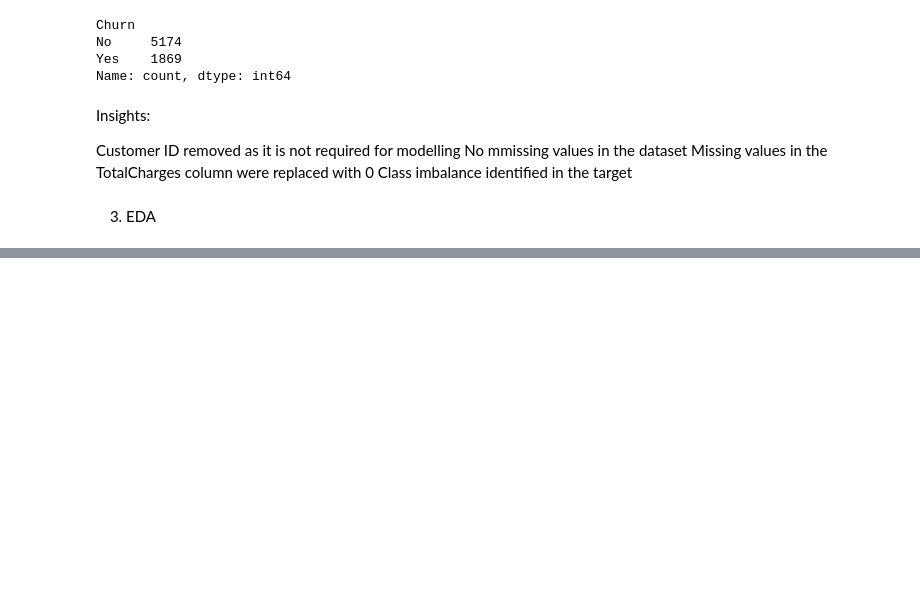
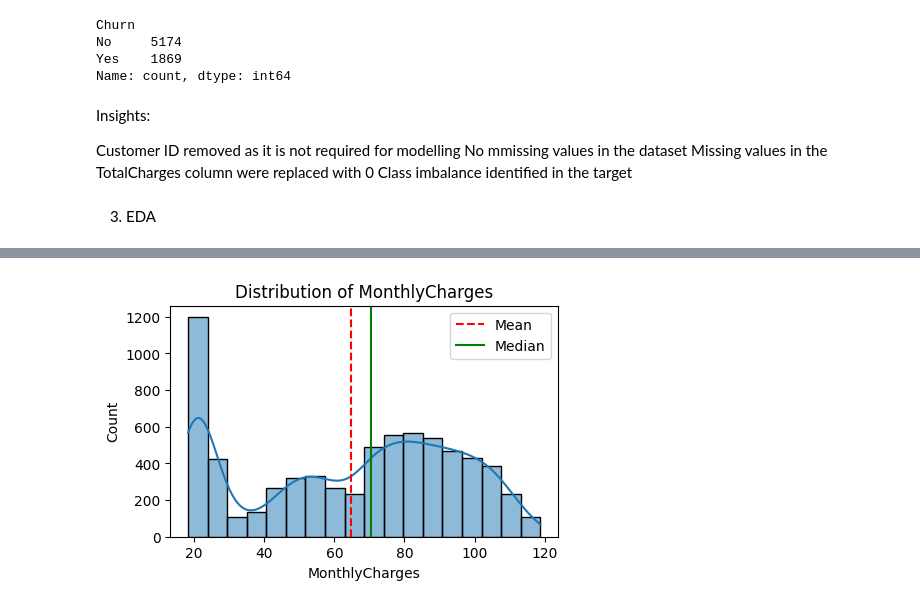
Before and after one commit to pasindupurnamal98/churn-prediction, a Jupyter notebook: Customer_Churn_Prediction.ipynb, the cells around one changed output, grey strips where cells are left out. Saved outputs shown, nothing was run; the diff lists cells and outputs as text; code cells hidden in the pictures; blank space fills up the shorter version.

```diff
--- a/Customer_Churn_Prediction.ipynb
+++ b/Customer_Churn_Prediction.ipynb
@@ -191,0 +234,4 @@ Class imbalance identified in the target
+# %%
+plot_histogram(df, 'MonthlyCharges')
+# %% [output]
+[figure, added]
```
Also changed, not shown: parts of 18 cells of this notebook.
